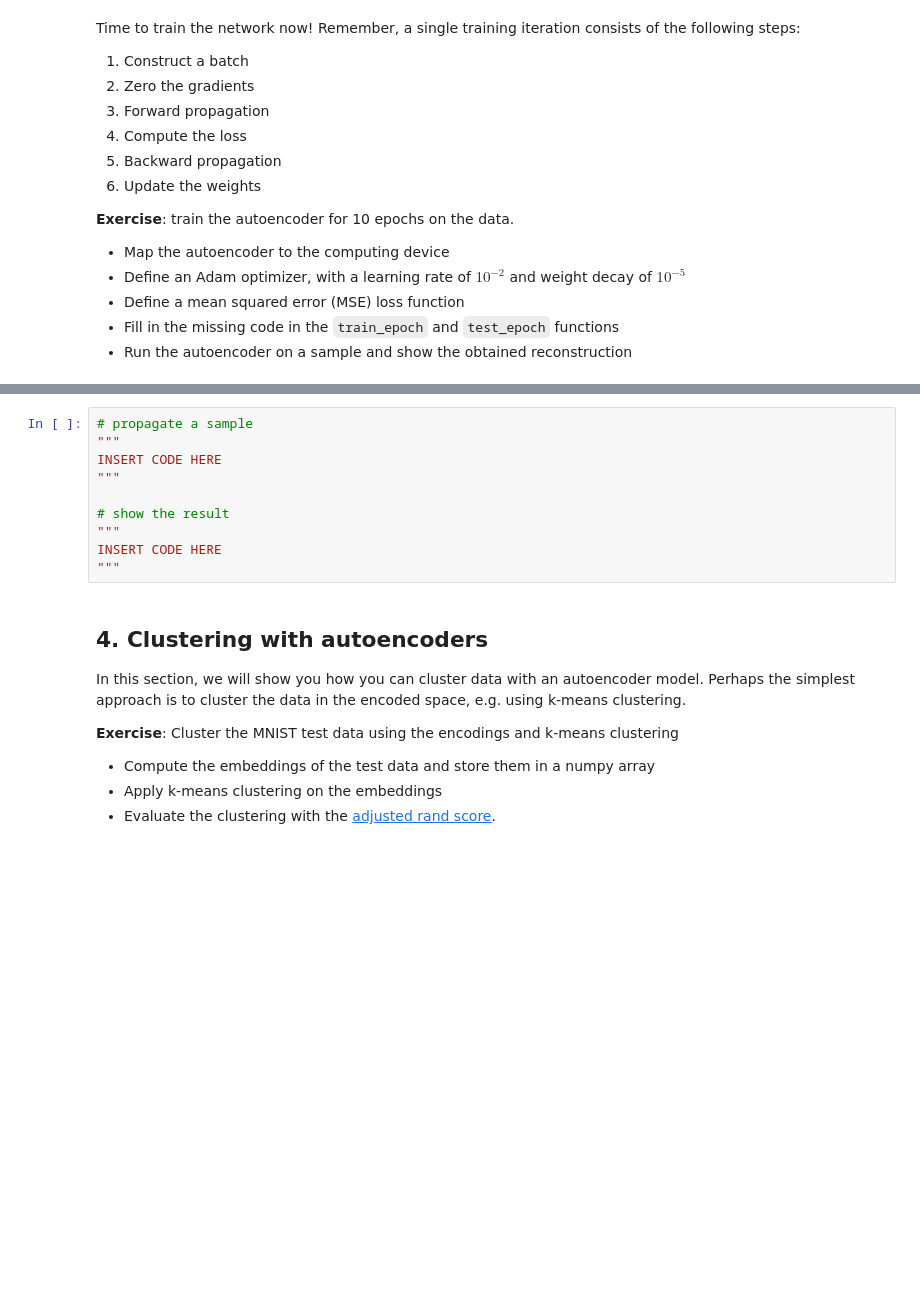
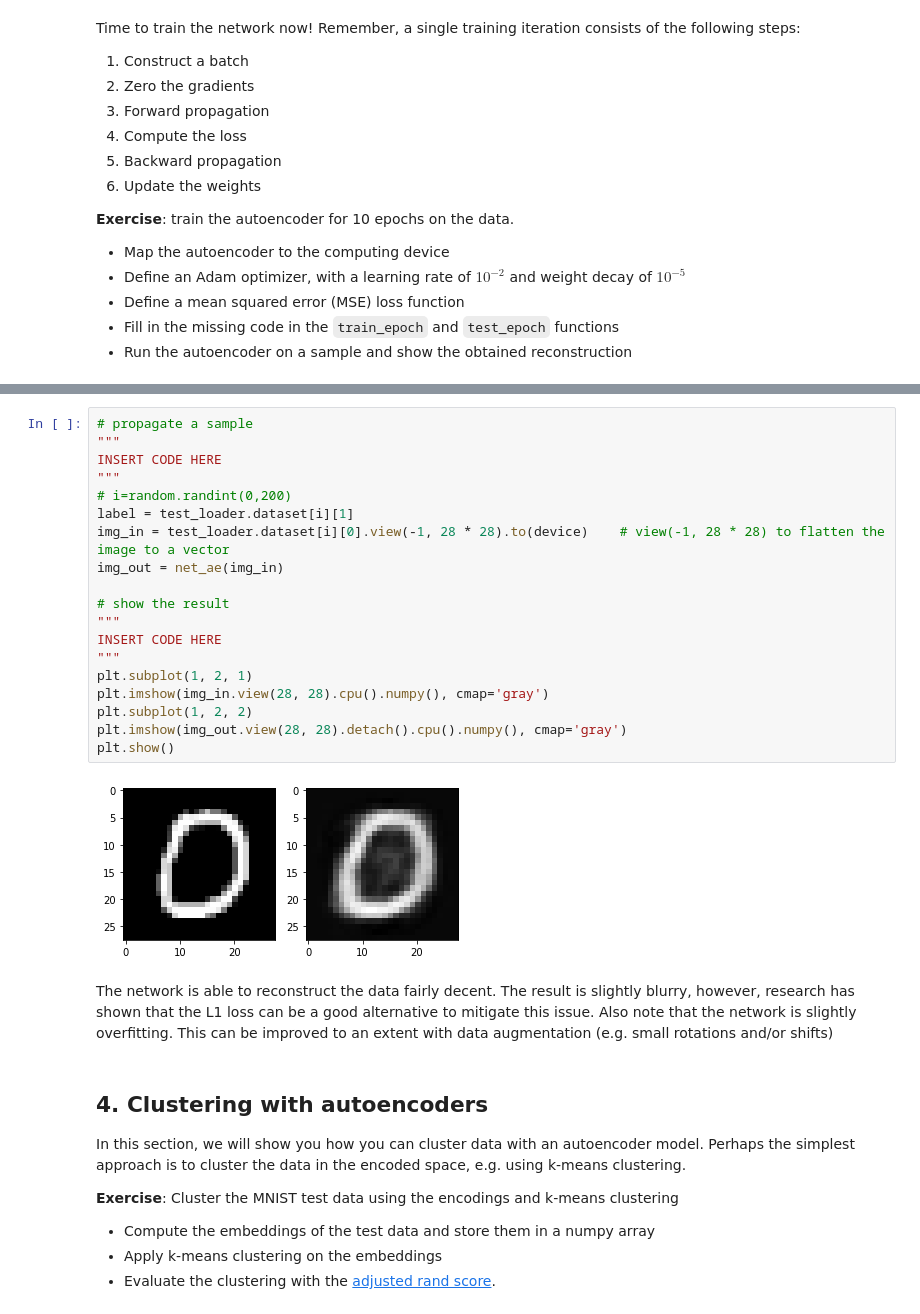
Before and after one commit to SilverViking/deep-learning-biology, a Jupyter notebook: exercises/assignments/2020-dlb-5-unsupervised-neural-networks.ipynb, the cells around one changed output, grey strips where cells are left out. Saved outputs shown, nothing was run; the diff lists cells and outputs as text; blank space fills up the shorter version.

```diff
--- a/exercises/assignments/2020-dlb-5-unsupervised-neural-networks.ipynb
+++ b/exercises/assignments/2020-dlb-5-unsupervised-neural-networks.ipynb
@@ -222,13 +292,26 @@ plt.show()
-# %%
-# propagate a sample
-"""
-INSERT CODE HERE
-"""
-
-# show the result
-"""
-INSERT CODE HERE
-"""
+# %%
+# propagate a sample
+"""
+INSERT CODE HERE
+"""
+# i=random.randint(0,200)
+label = test_loader.dataset[i][1]
+img_in = test_loader.dataset[i][0].view(-1, 28 * 28).to(device)    # view(-1, 28 * 28) to flatten the image to a vector
+img_out = net_ae(img_in)
+
+# show the result
+"""
+INSERT CODE HERE
+"""
+plt.subplot(1, 2, 1)
+plt.imshow(img_in.view(28, 28).cpu().numpy(), cmap='gray')
+plt.subplot(1, 2, 2)
+plt.imshow(img_out.view(28, 28).detach().cpu().numpy(), cmap='gray')
+plt.show()
+# %% [output]
+[figure, added]
+# %% [markdown]
+The network is able to reconstruct the data fairly decent. The result is slightly blurry, however, research has shown that the L1 loss can be a good alternative to mitigate this issue. Also note that the network is slightly overfitting. This can be improved to an extent with data augmentation (e.g. small rotations and/or shifts)
 # %% [markdown]
 ## 4. Clustering with autoencoders
 
```
Also changed, not shown: parts of 13 cells of this notebook.
